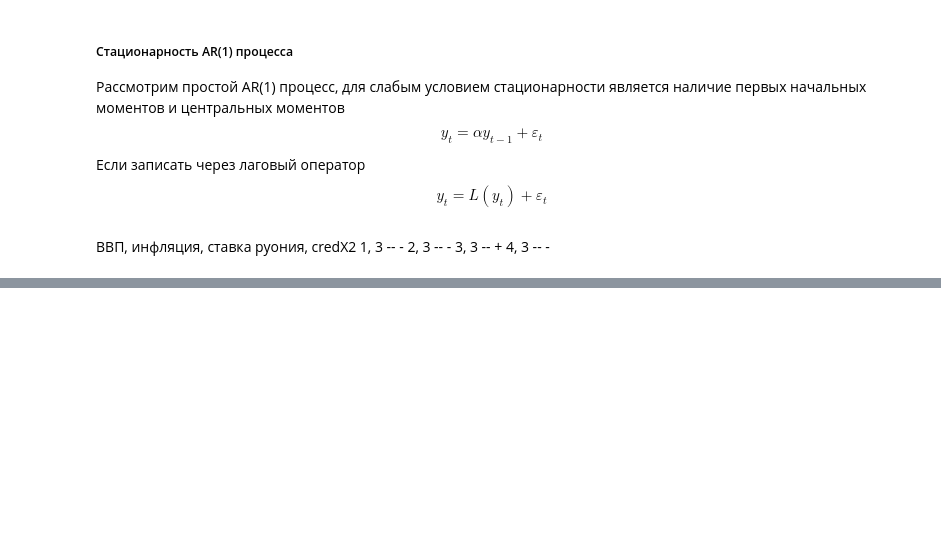
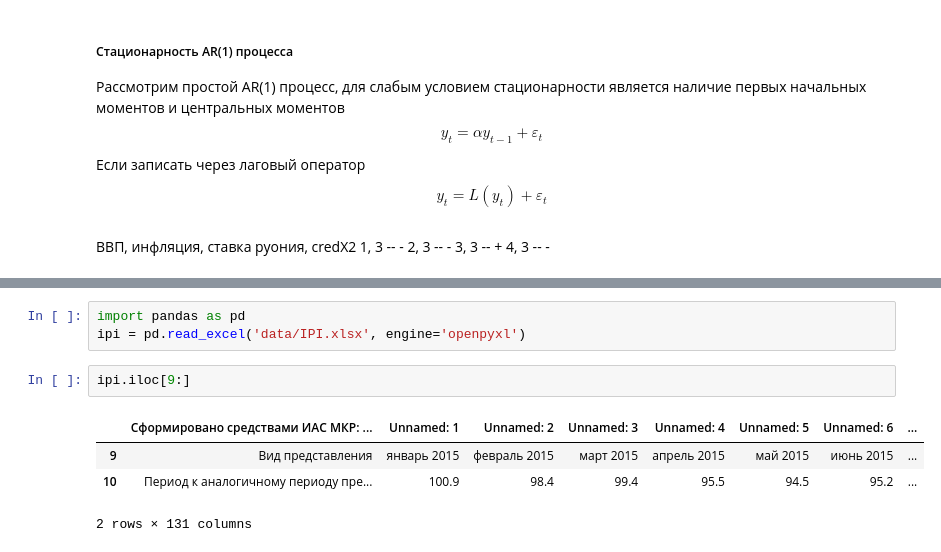
Before and after one commit to vasyanvasyan-r/VAR_by_KK, a Jupyter notebook: inflation_expectations.ipynb, the cells around one changed output, grey strips where cells are left out. Drawn from its saved outputs; the diff is of its cells as text; blank space fills up the shorter version.

```diff
--- a/inflation_expectations.ipynb
+++ b/inflation_expectations.ipynb
@@ -772,0 +813,10 @@ $$y_{t} =  L(y_{t}) + \varepsilon_{t}$$
+# %%
+import pandas as pd
+ipi = pd.read_excel('data/IPI.xlsx', engine='openpyxl')
+# %%
+ipi.iloc[9:]
+# %% [output]
+|  | Сформировано средствами ИАС МКР: ... | Unnamed: 1 | Unnamed: 2 | Unnamed: 3 | Unnamed: 4 | Unnamed: 5 | Unnamed: 6 | ... |
+| 9 | Вид представления | январь 2015 | февраль 2015 | март 2015 | апрель 2015 | май 2015 | июнь 2015 | ... |
+| 10 | Период к аналогичному периоду пре... | 100.9 | 98.4 | 99.4 | 95.5 | 94.5 | 95.2 | ... |
+2 rows × 131 columns
```
Also changed, not shown: parts of 4 cells of this notebook, 23 other files.
